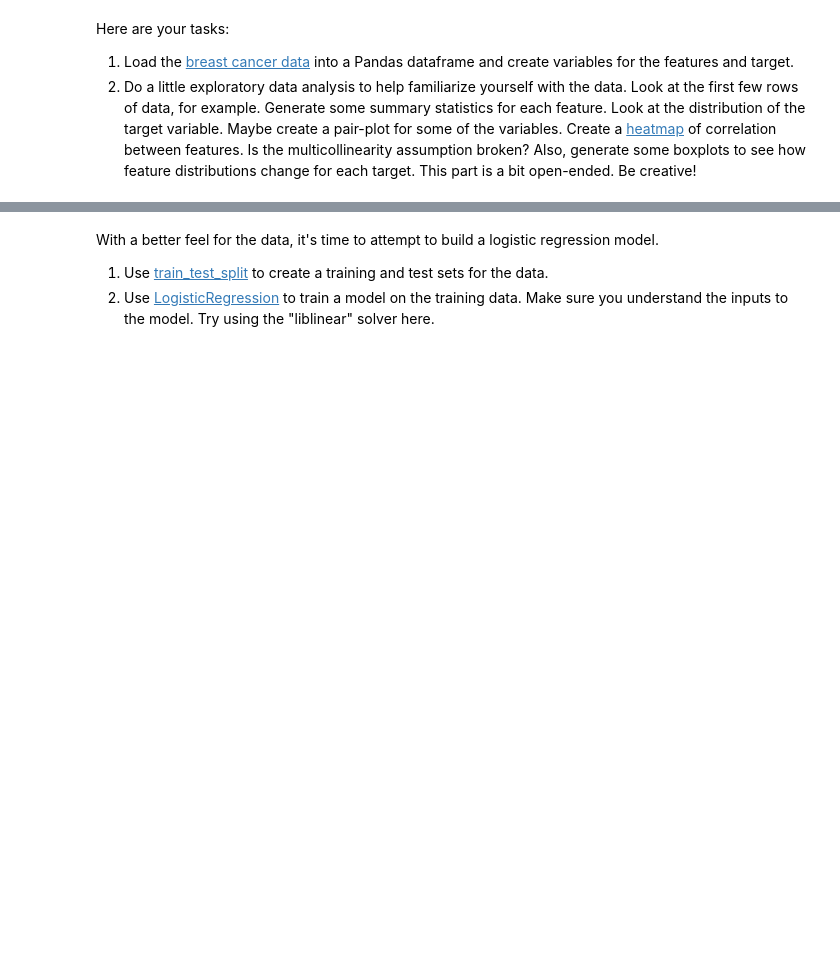
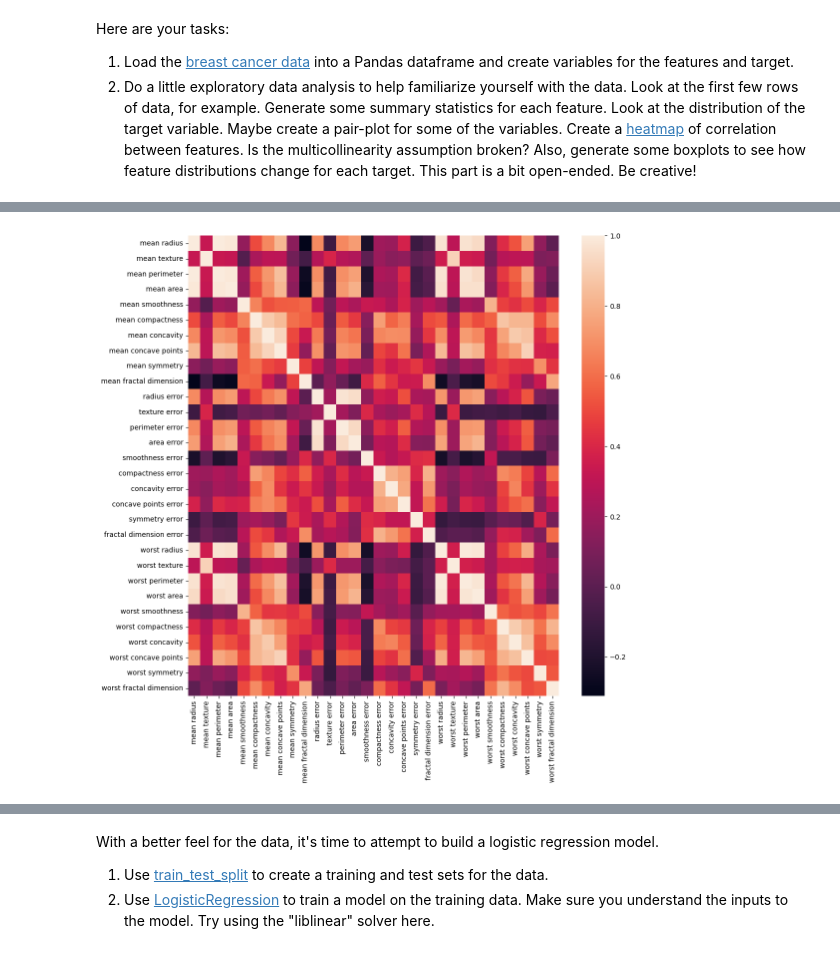
Before and after one commit to ZAsaee/mec2-projects, a Jupyter notebook: Student_MLE_MiniProject_Logistic_Regression.ipynb, the cells around one changed output, grey strips where cells are left out. Drawn from its saved outputs; the diff is of its cells as text; code cells hidden in the pictures; blank space fills up the shorter version.

```diff
--- a/Student_MLE_MiniProject_Logistic_Regression.ipynb
+++ b/Student_MLE_MiniProject_Logistic_Regression.ipynb
@@ -73,4 +126,9 @@ Here are your tasks:
 # %%
 # Create a correlation coefficeint heatmap
+plt.figure(figsize=(12,12))
+sns.heatmap(df.corr())
+plt.show()
+# %% [output]
+[figure, added]
 # %%
 # Create a boxplot for mean radius by target type
```
Also changed, not shown: parts of 20 cells of this notebook.
